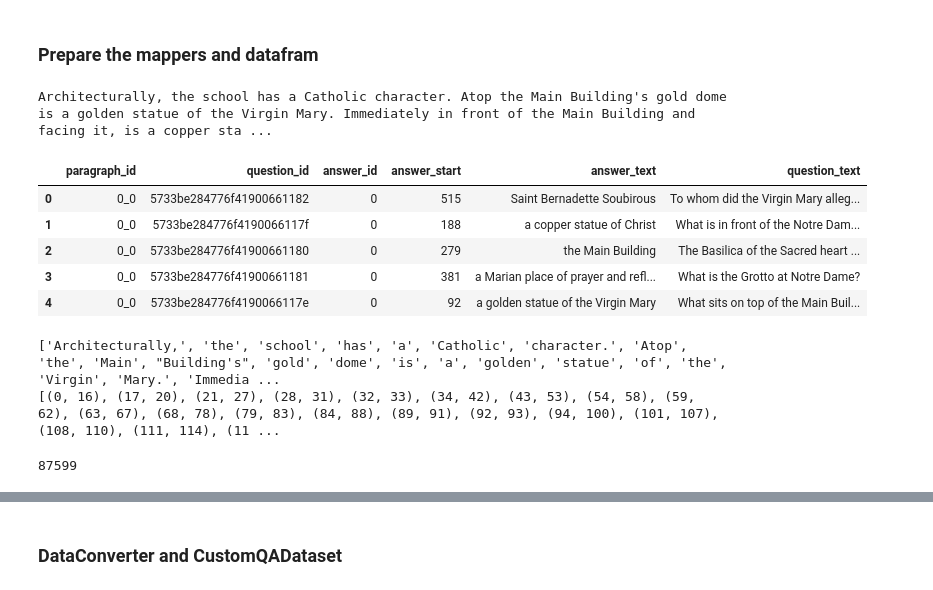
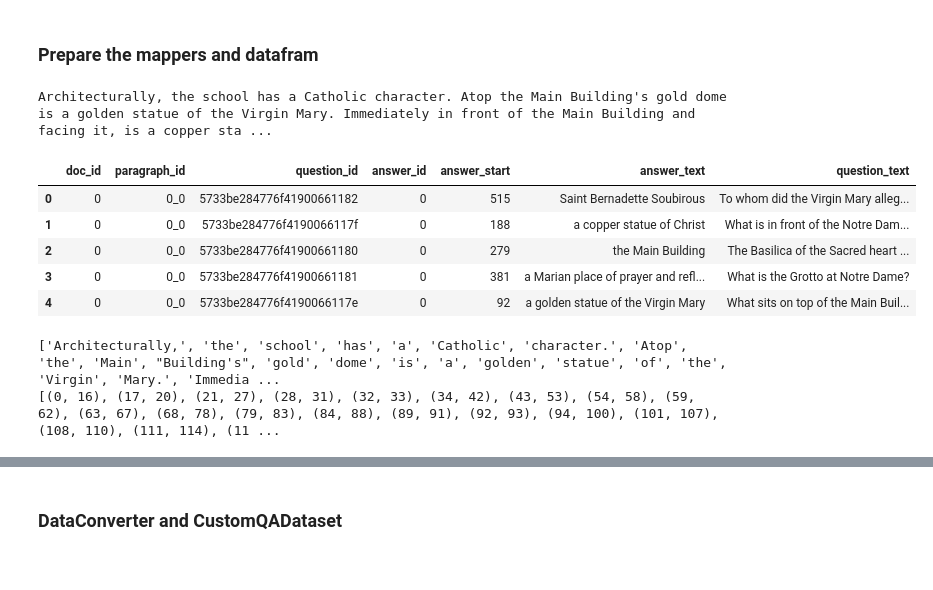
Before and after one commit to alex0dd/SQuAD-QA, a Jupyter notebook: ModelTrainExperimentalCode.ipynb, the cells around one changed output, grey strips where cells are left out. Drawn from its saved outputs; the diff is of its cells as text; code cells hidden in the pictures.

Commit message:
Implemented train/val splits.

```diff
--- a/ModelTrainExperimentalCode.ipynb
+++ b/ModelTrainExperimentalCode.ipynb
@@ -49,8 +50,11 @@ Embedding dimension: 300
 # %% [markdown]
 ### Parse the json and get the data
 # %%
-parser = SquadFileParser("squad_data/data/training_set.json")
-data = parser.parse_documents()
+train_parser = SquadFileParser("squad_data/data/training_set.json")
+test_parser = SquadFileParser("squad_data/data/dev-v1.1.json")
+
+train_data = train_parser.parse_documents()
+test_data = test_parser.parse_documents()
 
 ########################### DEBUG
 # reduce size for faster testing
@@ -61,17 +65,17 @@ data = parser.parse_documents()
 # %% [markdown]
 ### Prepare the mappers and datafram
 # %%
-paragraphs_mapper, df = build_mappers_and_dataframe(data, limit_answers=1)
+paragraphs_mapper, df = build_mappers_and_dataframe(train_data, limit_answers=1)
 print(paragraphs_mapper[next(iter(paragraphs_mapper))])
 df.head()
 # %% [output]
 Architecturally, the school has a Catholic character. Atop the Main Building's gold dome is a golden statue of the Virgin Mary. Immediately in front of the Main Building and facing it, is a copper sta ...
-|  | paragraph_id | question_id | answer_id | answer_start | answer_text | question_text |
-| 0 | 0_0 | 5733be284776f41900661182 | 0 | 515 | Saint Bernadette Soubirous | To whom did the Virgin Mary alleg... |
-| 1 | 0_0 | 5733be284776f4190066117f | 0 | 188 | a copper statue of Christ | What is in front of the Notre Dam... |
-| 2 | 0_0 | 5733be284776f41900661180 | 0 | 279 | the Main Building | The Basilica of the Sacred heart ... |
-| 3 | 0_0 | 5733be284776f41900661181 | 0 | 381 | a Marian place of prayer and refl... | What is the Grotto at Notre Dame? |
-| 4 | 0_0 | 5733be284776f4190066117e | 0 | 92 | a golden statue of the Virgin Mary | What sits on top of the Main Buil... |
+|  | doc_id | paragraph_id | question_id | answer_id | answer_start | answer_text | question_text |
+| 0 | 0 | 0_0 | 5733be284776f41900661182 | 0 | 515 | Saint Bernadette Soubirous | To whom did the Virgin Mary alleg... |
+| 1 | 0 | 0_0 | 5733be284776f4190066117f | 0 | 188 | a copper statue of Christ | What is in front of the Notre Dam... |
+| 2 | 0 | 0_0 | 5733be284776f41900661180 | 0 | 279 | the Main Building | The Basilica of the Sacred heart ... |
+| 3 | 0 | 0_0 | 5733be284776f41900661181 | 0 | 381 | a Marian place of prayer and refl... | What is the Grotto at Notre Dame? |
+| 4 | 0 | 0_0 | 5733be284776f4190066117e | 0 | 92 | a golden statue of the Virgin Mary | What sits on top of the Main Buil... |
 # %%
 def preprocess_text(text_dict: Dict[str, Any], text_key: Union[str, None] = None) -> Any:
     text_dict = copy.deepcopy(text_dict)
@@ -98,7 +102,3 @@ print(paragraphs_spans_mapper['0_0']['spans'])
 # %% [output]
 ['Architecturally,', 'the', 'school', 'has', 'a', 'Catholic', 'character.', 'Atop', 'the', 'Main', "Building's", 'gold', 'dome', 'is', 'a', 'golden', 'statue', 'of', 'the', 'Virgin', 'Mary.', 'Immedia ...
 [(0, 16), (17, 20), (21, 27), (28, 31), (32, 33), (34, 42), (43, 53), (54, 58), (59, 62), (63, 67), (68, 78), (79, 83), (84, 88), (89, 91), (92, 93), (94, 100), (101, 107), (108, 110), (111, 114), (11 ...
-# %%
-len(df)
-# %% [output]
-87599
```
Also changed, not shown: parts of 10 cells of this notebook, 3 other files.
